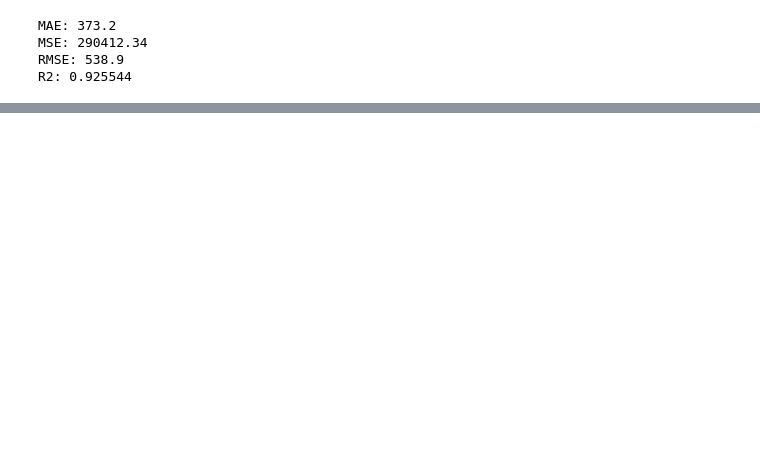
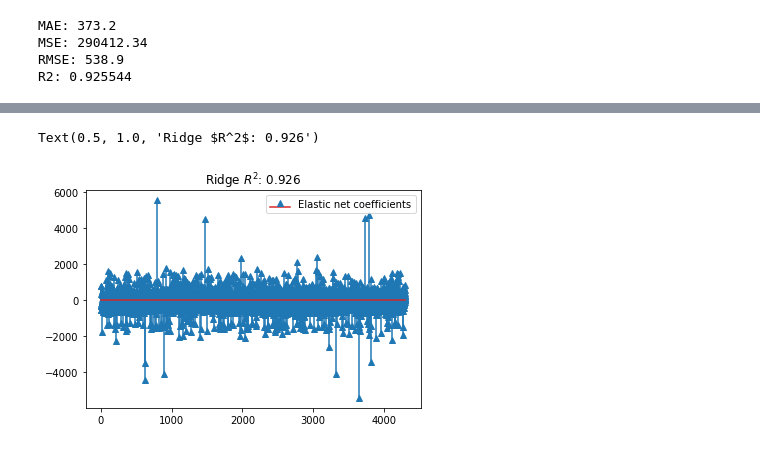
Before and after one commit to CesarSun/Aulas-Digital-House, a Jupyter notebook: TP2.1.ipynb, the cells around one changed output, grey strips where cells are left out. Saved outputs shown, nothing was run; the diff lists cells and outputs as text; code cells hidden in the pictures; blank space fills up the shorter version.

```diff
--- a/TP2.1.ipynb
+++ b/TP2.1.ipynb
@@ -730,0 +760,11 @@ NameError: name 'm' is not defined
+# %%
+plt.stem(ytest - ypred_enet,
+         markerfmt="^",
+         label="Elastic net coefficients",
+         use_line_collection=True,
+        )
+plt.legend(loc="best")
+plt.title("Ridge $R^2$: %.3f" % (r2_score(ytest, ypred_enet)))
+# %% [output]
+Text(0.5, 1.0, 'Ridge $R^2$: 0.926')
+[figure, added]
```
Also changed, not shown: parts of 7 cells of this notebook.
